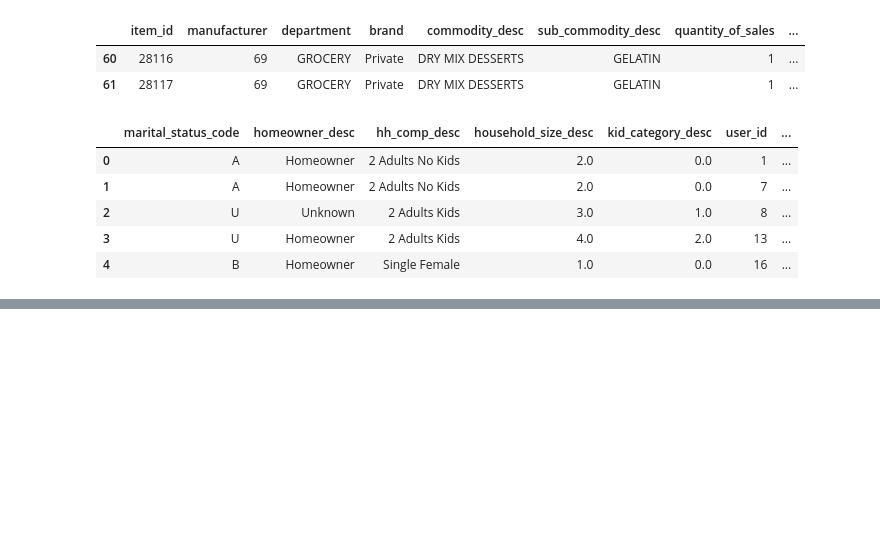
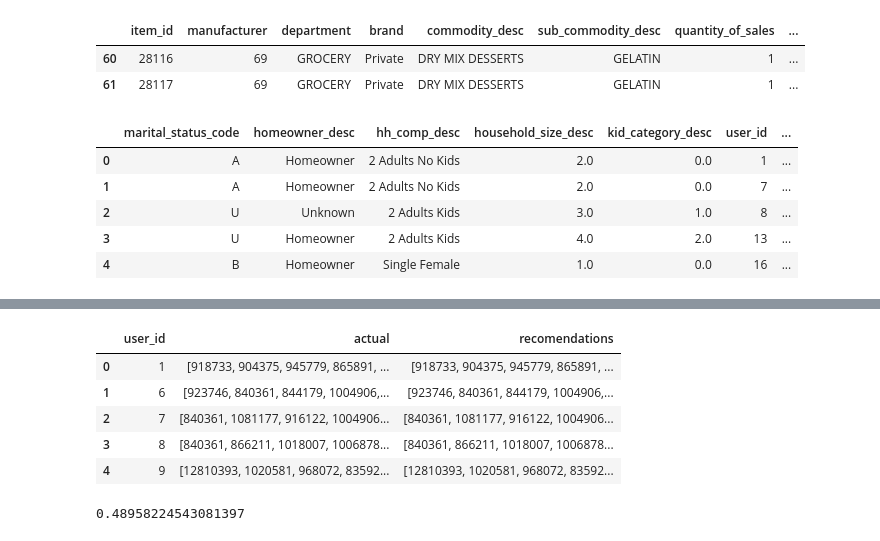
Before and after one commit to PavelBelove/recommender_systems, a Jupyter notebook: course_project.ipynb, the cells around one changed output, grey strips where cells are left out. Drawn from its saved outputs; the diff is of its cells as text; code cells hidden in the pictures; blank space fills up the shorter version.

```diff
--- a/course_project.ipynb
+++ b/course_project.ipynb
@@ -403,8 +357,9 @@ train_data.head()
 5 rows × 62 columns
 # %%
 TASK = Task('reg', loss='mse', metric=mean_quantile_error, greater_is_better=False)
-TIMEOUT = 300000
+TIMEOUT = 10
 N_THREADS = 3
+MEMORY_LIMIT = 8
 N_FOLDS = 5
 RANDOM_STATE = 42
 TARGET_NAME = 'target'
@@ -412,20 +367,10 @@ TEST_SIZE=0.2
 # %%
 roles = {'target': TARGET_NAME, 'drop': ['user_id', 'item_id']}
 # %%
-# automl_model = TabularAutoML(task=TASK,
-#                             timeout=TIMEOUT,
-#                             cpu_limit = N_THREADS,
-#                             gpu_ids='all',
-#                             reader_params = {'n_jobs': N_THREADS, 'cv': N_FOLDS, 'random_state': RANDOM_STATE},
-
-#                             general_params={'use_algos': [ ['lgb_tuned', 'cb_tuned', 'cb', 'lgb'], ['lgb_tuned', 'cb'] ]},
-
-#                             tuning_params={'max_tuning_iter': 10},
-# )
-
-automl_model = TabularAutoML(task=TASK,
+auto_model = TabularAutoML(task=TASK,
                             timeout=TIMEOUT,
                             cpu_limit = N_THREADS,
+                            memory_limit = MEMORY_LIMIT,
                             gpu_ids='all',
                             reader_params = {'n_jobs': N_THREADS, 'cv': N_FOLDS, 'random_state': RANDOM_STATE},
 
@@ -478,0 +411,16 @@ save(main, 'recommend_level2', 'recommendations')
+# %%
+predict_lvl_2 = auto_model.predict(data_test_lvl_2)
+# %%
+recs = get_final_recomendation(X_test, predict_lvl_2, train_data)
+recs.head()
+# %% [output]
+|  | user_id | actual | recomendations |
+| 0 | 1 | [918733, 904375, 945779, 865891, ... | [918733, 904375, 945779, 865891, ... |
+| 1 | 6 | [923746, 840361, 844179, 1004906,... | [923746, 840361, 844179, 1004906,... |
+| 2 | 7 | [840361, 1081177, 916122, 1004906... | [840361, 1081177, 916122, 1004906... |
+| 3 | 8 | [840361, 866211, 1018007, 1006878... | [840361, 866211, 1018007, 1006878... |
+| 4 | 9 | [12810393, 1020581, 968072, 83592... | [12810393, 1020581, 968072, 83592... |
+# %%
+recs.apply(lambda row: precision_at_k(row['recomendations'], row['actual'], k=5), axis=1).mean()
+# %% [output]
+0.48958224543081397
```
Also changed, not shown: parts of 30 cells of this notebook.
